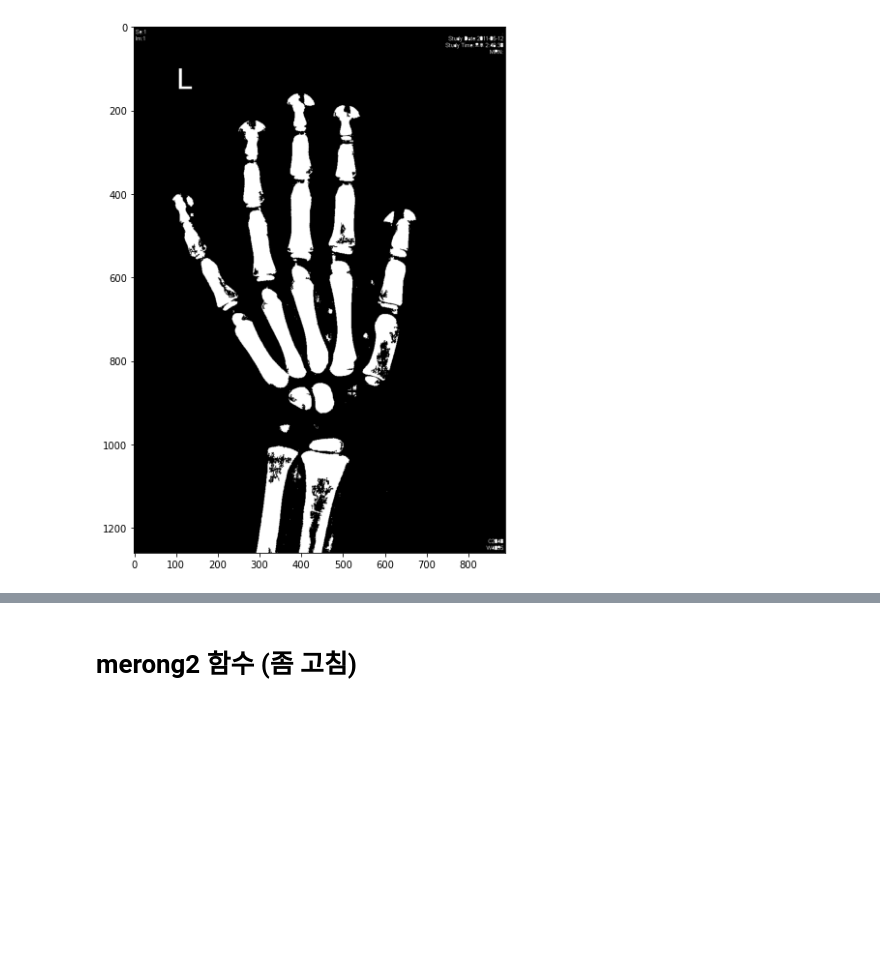
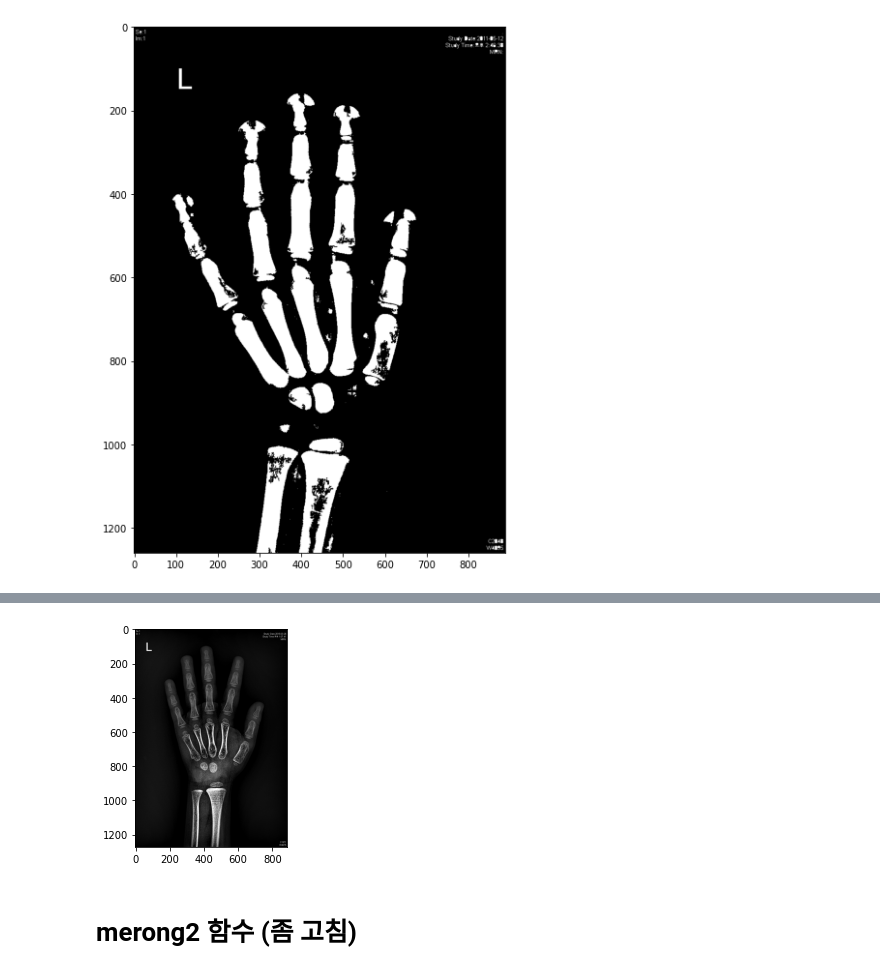
Before and after one commit to kikiru328/Bone_Detection, a Jupyter notebook: 승혜/img_preprocessing_def.ipynb, the cells around one changed output, grey strips where cells are left out. Saved outputs shown, nothing was run; the diff lists cells and outputs as text; code cells hidden in the pictures; blank space fills up the shorter version.

```diff
--- a/승혜/img_preprocessing_def.ipynb
+++ b/승혜/img_preprocessing_def.ipynb
@@ -165,3 +253,11 @@ mask
+# %%
+img1 = image_dehazer.remove_haze(img)		# Remove Haze
+img1 = image_dehazer.remove_haze(img1)		# Remove Haze
+
+plt.imshow(img1)
+plt.show()
+# %% [output]
+[figure, added]
 # %% [markdown]
 # merong2 함수 (좀 고침)
 # %%
```
Also changed, not shown: parts of 19 cells of this notebook.
